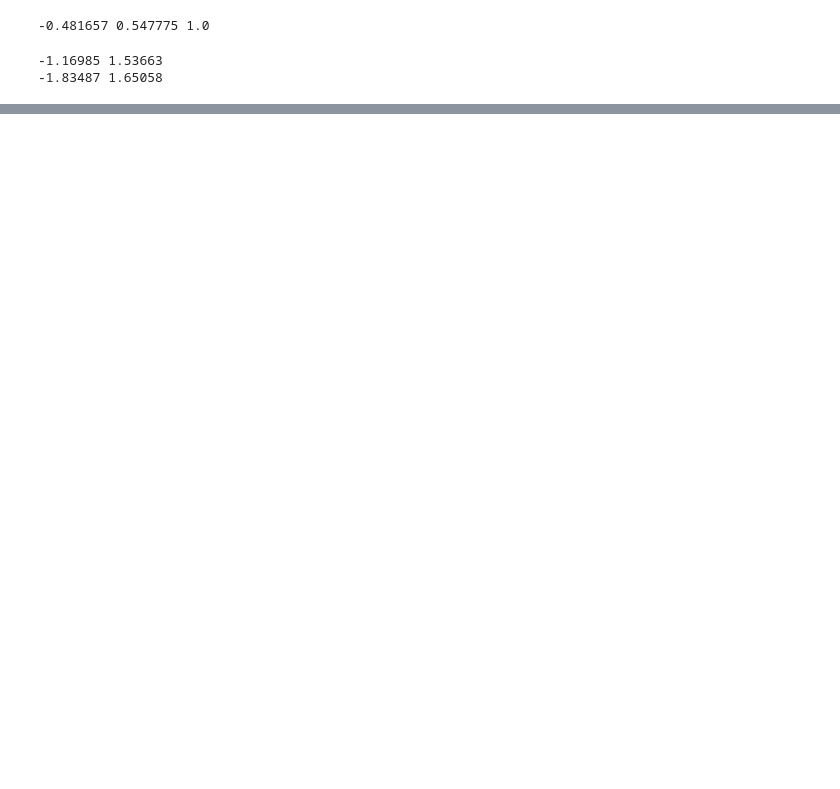
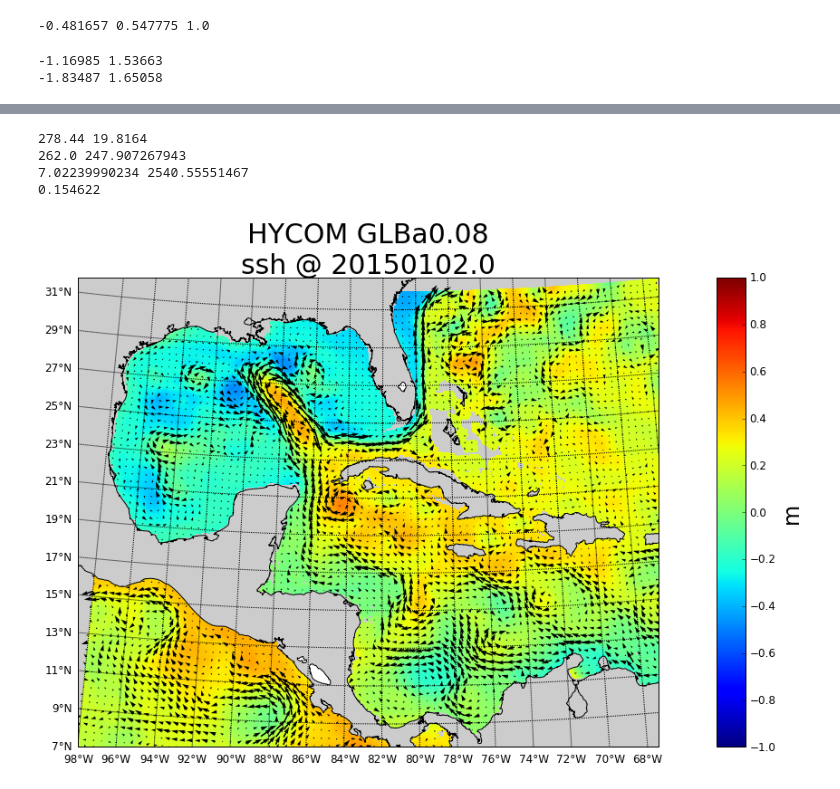
Before and after one commit to cbcunc/modnot, a Jupyter notebook: Hycom_Python.ipynb, the cells around one changed output, grey strips where cells are left out. Saved outputs shown, nothing was run; the diff lists cells and outputs as text; code cells hidden in the pictures; blank space fills up the shorter version.

```diff
--- a/Hycom_Python.ipynb
+++ b/Hycom_Python.ipynb
@@ -142,0 +142,50 @@ cb.ax.tick_params(axis='both', which='major', labelsize=20)
+# %%
+llcrnrlon=np.floor(np.min(lon_d))  # lower-left corner, lon
+llcrnrlat=np.floor(np.min(lat_d))  # lower-left corner, lat
+urcrnrlon=np.ceil(np.max(lon_d))   # upper-right corner, lon
+urcrnrlat=np.ceil(np.max(lat_d))   # upper-right corner, lat
+lon_0    =np.mean(lon_d)        # center of map domain (in degrees).
+lat_1    =np.mean(lat_d)        # first standard parallel for lambert conformal
+
+fig = plt.figure(figsize=(18,9), dpi=72)
+ax = fig.add_axes([0.1, 0.1, 0.8, 0.8])
+
+#m = Basemap(projection='kav7',lon_0=-80,resolution='l')
+
+map = Basemap(llcrnrlon=llcrnrlon,
+            llcrnrlat=llcrnrlat,
+            urcrnrlon=urcrnrlon,
+            urcrnrlat=urcrnrlat,
+            projection='lcc',
+            resolution ='i',
+            area_thresh=1000.,
+            lat_1=lat_1,
+            lon_0=lon_0)
+
+map.drawmapboundary(fill_color='0.8')
+map.drawcoastlines(linewidth=1.)
+map.fillcontinents(color='0.8')
+map.drawparallels(np.arange(llcrnrlat,urcrnrlat,2),labels=[2,0,2,0],fontsize=12)
+map.drawmeridians(np.arange(llcrnrlon,urcrnrlon,2),labels=[0,0,0,2],fontsize=12)
+
+x,y=map(lons,lats)
+
+pc=plt.pcolormesh(x, y, var1_d, cmap=plt.cm.jet,
+                  vmin=-vminmax, vmax=vminmax)
+
+Q = quiver(x[::ivecstride, ::ivecstride],y[::ivecstride, ::ivecstride],
+           uvel_d[::ivecstride , ::ivecstride], vvel_d[::ivecstride, ::ivecstride],
+           angles='xy',scale_units='xy')
+
+cb = map.colorbar(pc,"right", size="5%", pad="10%")
+cb.set_label(var1.units, fontsize=24)
+cb.ax.tick_params(axis='both', which='major', labelsize=12)
+
+plt.title("%s\n%s @ %s" % (nc.title, var1_name, time), fontsize=30)
+plt.show()
+# %% [output]
+278.44 19.8164
+262.0 247.907267943
+7.02239990234 2540.55551467
+0.154622
+[figure, added]
```
Also changed, not shown: parts of 5 cells of this notebook.
